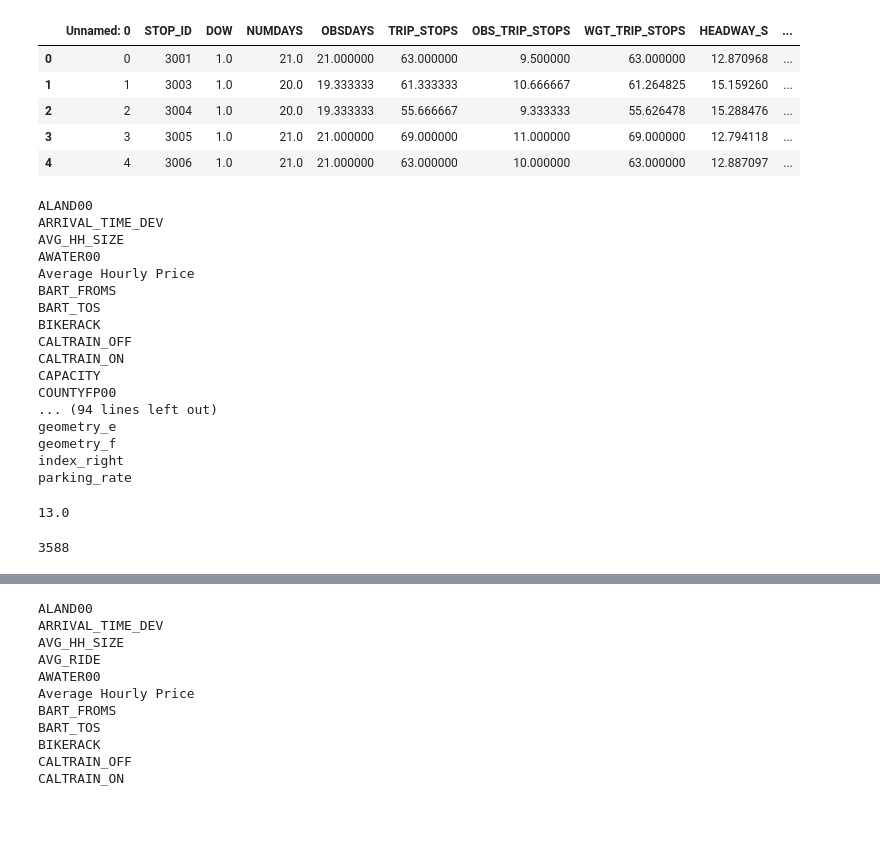
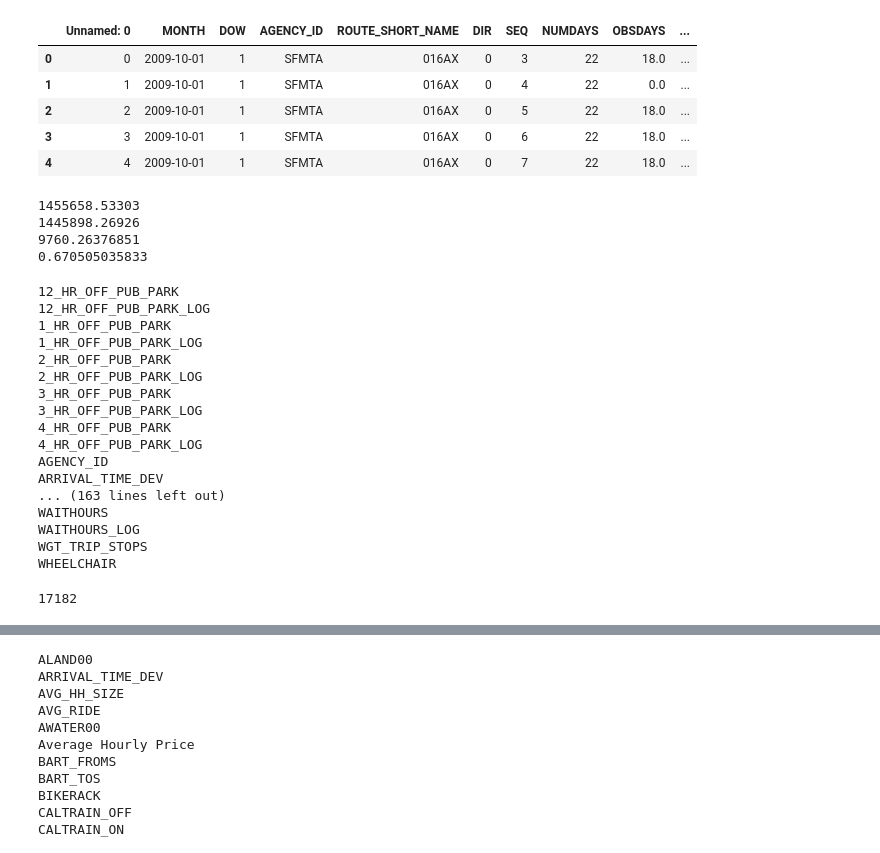
Before and after one commit to alex-mucci/Transit-Casa-Share, a Jupyter notebook: Notebooks/Seeing what the Data Looks Like.ipynb, the cells around one changed output, grey strips where cells are left out. Cells and saved outputs as stored; diff of their text form; code cells hidden in the pictures; blank space fills up the shorter version.

```diff
--- a/Notebooks/Seeing what the Data Looks Like.ipynb
+++ b/Notebooks/Seeing what the Data Looks Like.ipynb
@@ -9,33 +9,43 @@ import datetime
 # %%
 # get the data
 pd.options.display.max_columns = 9999
-df = pd.read_csv('E:/Transit-Casa-Alex/Output/Modeling/2009/Tenth_Data.csv')
+df = pd.read_csv('E:/Transit-Casa-Alex/Output/Modeling/2009/Tenth_Modeling_Data.csv')
 df.head()
 # %% [output]
-|  | Unnamed: 0 | STOP_ID | DOW | NUMDAYS | OBSDAYS | TRIP_STOPS | OBS_TRIP_STOPS | WGT_TRIP_STOPS | HEADWAY_S | ... |
-| 0 | 0 | 3001 | 1.0 | 21.0 | 21.000000 | 63.000000 | 9.500000 | 63.000000 | 12.870968 | ... |
-| 1 | 1 | 3003 | 1.0 | 20.0 | 19.333333 | 61.333333 | 10.666667 | 61.264825 | 15.159260 | ... |
-| 2 | 2 | 3004 | 1.0 | 20.0 | 19.333333 | 55.666667 | 9.333333 | 55.626478 | 15.288476 | ... |
-| 3 | 3 | 3005 | 1.0 | 21.0 | 21.000000 | 69.000000 | 11.000000 | 69.000000 | 12.794118 | ... |
-| 4 | 4 | 3006 | 1.0 | 21.0 | 21.000000 | 63.000000 | 10.000000 | 63.000000 | 12.887097 | ... |
+|  | Unnamed: 0 | MONTH | DOW | AGENCY_ID | ROUTE_SHORT_NAME | DIR | SEQ | NUMDAYS | OBSDAYS | ... |
+| 0 | 0 | 2009-10-01 | 1 | SFMTA | 016AX | 0 | 3 | 22 | 18.0 | ... |
+| 1 | 1 | 2009-10-01 | 1 | SFMTA | 016AX | 0 | 4 | 22 | 0.0 | ... |
+| 2 | 2 | 2009-10-01 | 1 | SFMTA | 016AX | 0 | 5 | 22 | 18.0 | ... |
+| 3 | 3 | 2009-10-01 | 1 | SFMTA | 016AX | 0 | 6 | 22 | 18.0 | ... |
+| 4 | 4 | 2009-10-01 | 1 | SFMTA | 016AX | 0 | 7 | 22 | 18.0 | ... |
+# %%
+print(sum(df['ON'].dropna()))
+print(sum(df['OFF'].dropna()))
+print(sum(df['ON'].dropna()) - sum(df['OFF'].dropna()))
+print(((sum(df['ON'].dropna()) - sum(df['OFF'].dropna()))/sum(df['ON'].dropna()))*100)
+# %% [output]
+1455658.53303
+1445898.26926
+9760.26376851
+0.670505035833
 # %%
 for column in df.columns.sort_values():
     print(column)
 # %% [output]
-ALAND00
+12_HR_OFF_PUB_PARK
+12_HR_OFF_PUB_PARK_LOG
+1_HR_OFF_PUB_PARK
+1_HR_OFF_PUB_PARK_LOG
+2_HR_OFF_PUB_PARK
+2_HR_OFF_PUB_PARK_LOG
+3_HR_OFF_PUB_PARK
+3_HR_OFF_PUB_PARK_LOG
+4_HR_OFF_PUB_PARK
+4_HR_OFF_PUB_PARK_LOG
+AGENCY_ID
 ARRIVAL_TIME_DEV
-AVG_HH_SIZE
-AWATER00
-Average Hourly Price
-BART_FROMS
-BART_TOS
-BIKERACK
-CALTRAIN_OFF
-CALTRAIN_ON
-CAPACITY
-COUNTYFP00
-... (94 lines left out)
-geometry_e
-geometry_f
-index_right
-parking_rate
+... (163 lines left out)
+WAITHOURS
+WAITHOURS_LOG
+WGT_TRIP_STOPS
+WHEELCHAIR
@@ -51,8 +51,0 @@ df = df.drop(df[np.isnan(df['NUM_BUS_STOPS'])].index)
-# %%
-max(df['NUM_BUS_STOPS'])
-# %% [output]
-13.0
-# %%
-print(len(df))
-# %% [output]
-3588
@@ -58,0 +54,4 @@ print(len(df))
+# %%
+len(df[['ON','EMP_WAC_DEN']].dropna())
+# %% [output]
+17182
```
Also changed, not shown: parts of 51 cells of this notebook, 7 other files.
